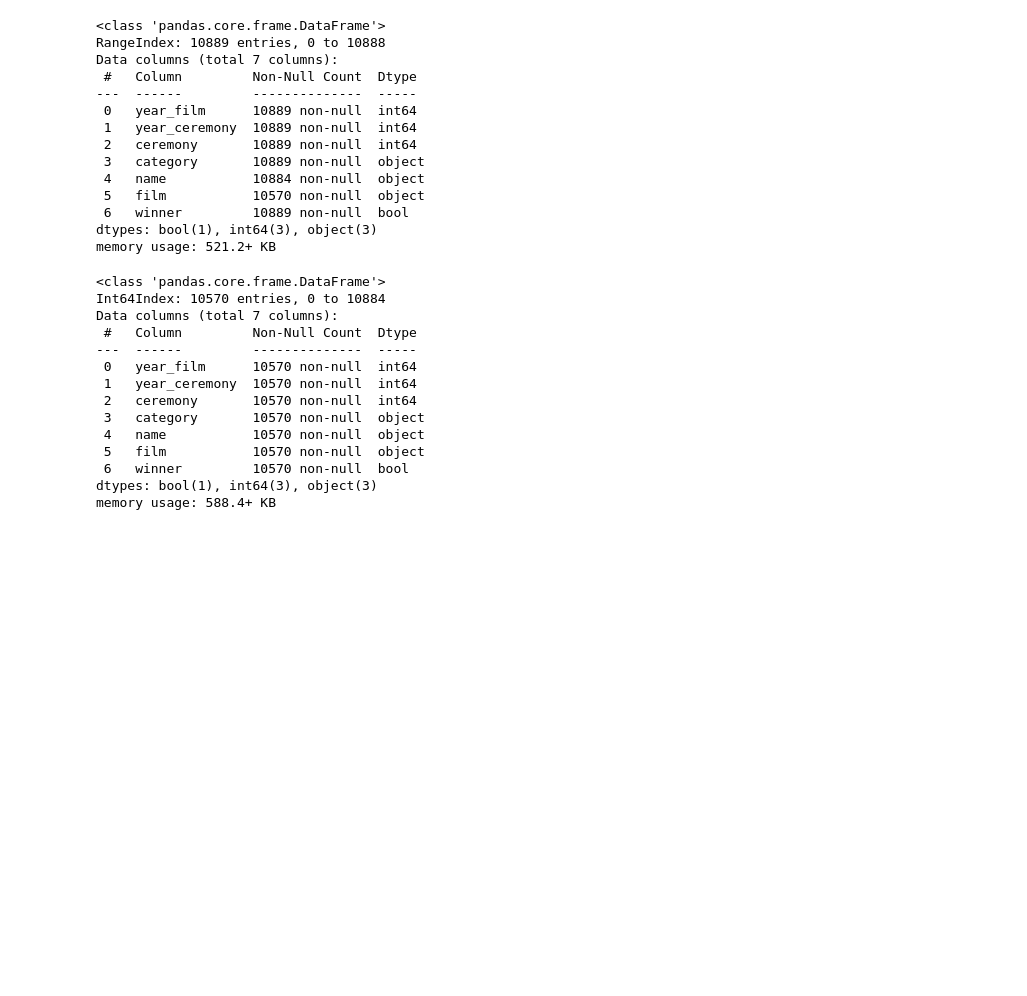
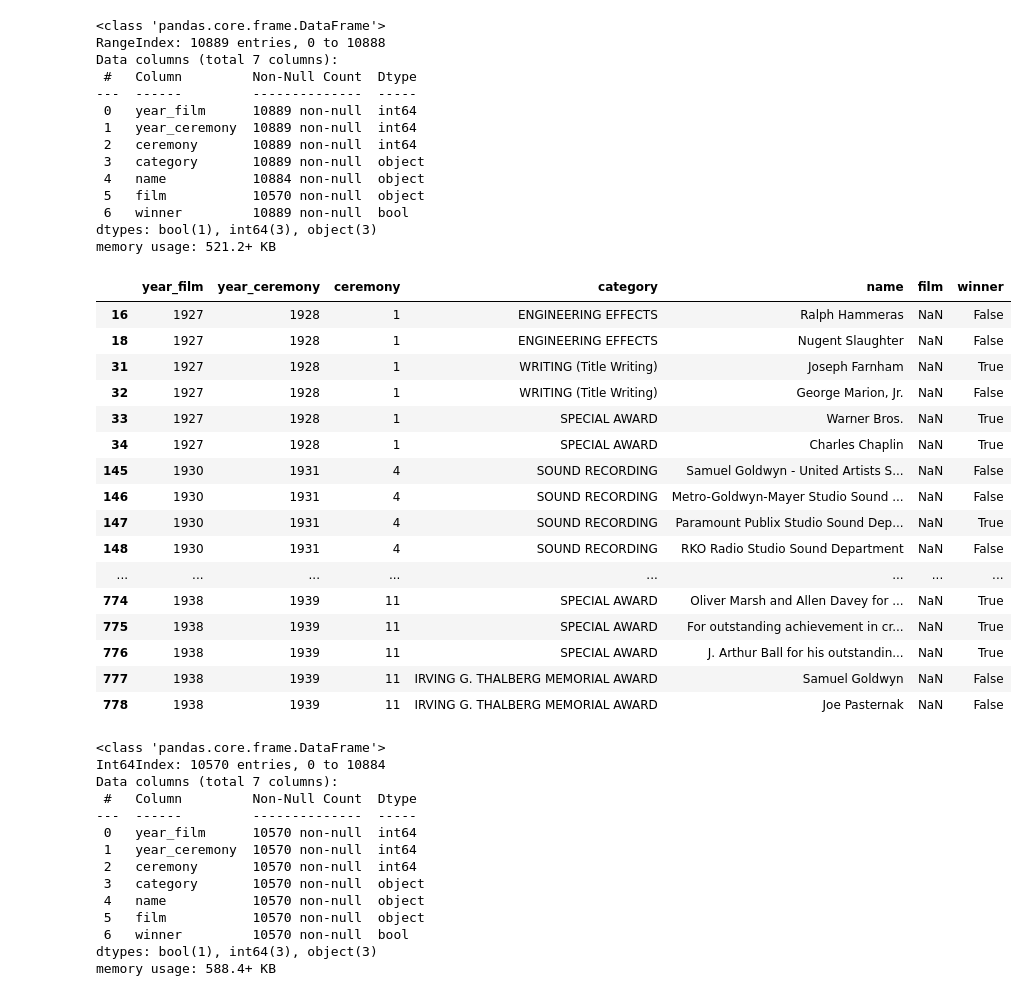
Before and after one commit to IrynaVitkovych/Project-3, a Jupyter notebook: Data Cleaning.ipynb, the cells around one changed output. Drawn from its saved outputs; the diff is of its cells as text; code cells hidden in the pictures; blank space fills up the shorter version.

```diff
--- a/Data Cleaning.ipynb
+++ b/Data Cleaning.ipynb
@@ -238,6 +238,27 @@ Data columns (total 7 columns):
  6   winner         10889 non-null  bool
 dtypes: bool(1), int64(3), object(3)
 memory usage: 521.2+ KB
+# %%
+rows_with_null = oscar_data[oscar_data.isnull().any(axis=1)]
+rows_with_null.head(50)
+# %% [output]
+|  | year_film | year_ceremony | ceremony | category | name | film | winner |
+| 16 | 1927 | 1928 | 1 | ENGINEERING EFFECTS | Ralph Hammeras | NaN | False |
+| 18 | 1927 | 1928 | 1 | ENGINEERING EFFECTS | Nugent Slaughter | NaN | False |
+| 31 | 1927 | 1928 | 1 | WRITING (Title Writing) | Joseph Farnham | NaN | True |
+| 32 | 1927 | 1928 | 1 | WRITING (Title Writing) | George Marion, Jr. | NaN | False |
+| 33 | 1927 | 1928 | 1 | SPECIAL AWARD | Warner Bros. | NaN | True |
+| 34 | 1927 | 1928 | 1 | SPECIAL AWARD | Charles Chaplin | NaN | True |
+| 145 | 1930 | 1931 | 4 | SOUND RECORDING | Samuel Goldwyn - United Artists S... | NaN | False |
+| 146 | 1930 | 1931 | 4 | SOUND RECORDING | Metro-Goldwyn-Mayer Studio Sound ... | NaN | False |
+| 147 | 1930 | 1931 | 4 | SOUND RECORDING | Paramount Publix Studio Sound Dep... | NaN | True |
+| 148 | 1930 | 1931 | 4 | SOUND RECORDING | RKO Radio Studio Sound Department | NaN | False |
+| ... | ... | ... | ... | ... | ... | ... | ... |
+| 774 | 1938 | 1939 | 11 | SPECIAL AWARD | Oliver Marsh and Allen Davey for ... | NaN | True |
+| 775 | 1938 | 1939 | 11 | SPECIAL AWARD | For outstanding achievement in cr... | NaN | True |
+| 776 | 1938 | 1939 | 11 | SPECIAL AWARD | J. Arthur Ball for his outstandin... | NaN | True |
+| 777 | 1938 | 1939 | 11 | IRVING G. THALBERG MEMORIAL AWARD | Samuel Goldwyn | NaN | False |
+| 778 | 1938 | 1939 | 11 | IRVING G. THALBERG MEMORIAL AWARD | Joe Pasternak | NaN | False |
 # %%
 oscar_data = oscar_data.dropna()
 oscar_data.info()
```
Also changed, not shown: parts of 1 cell of this notebook.
